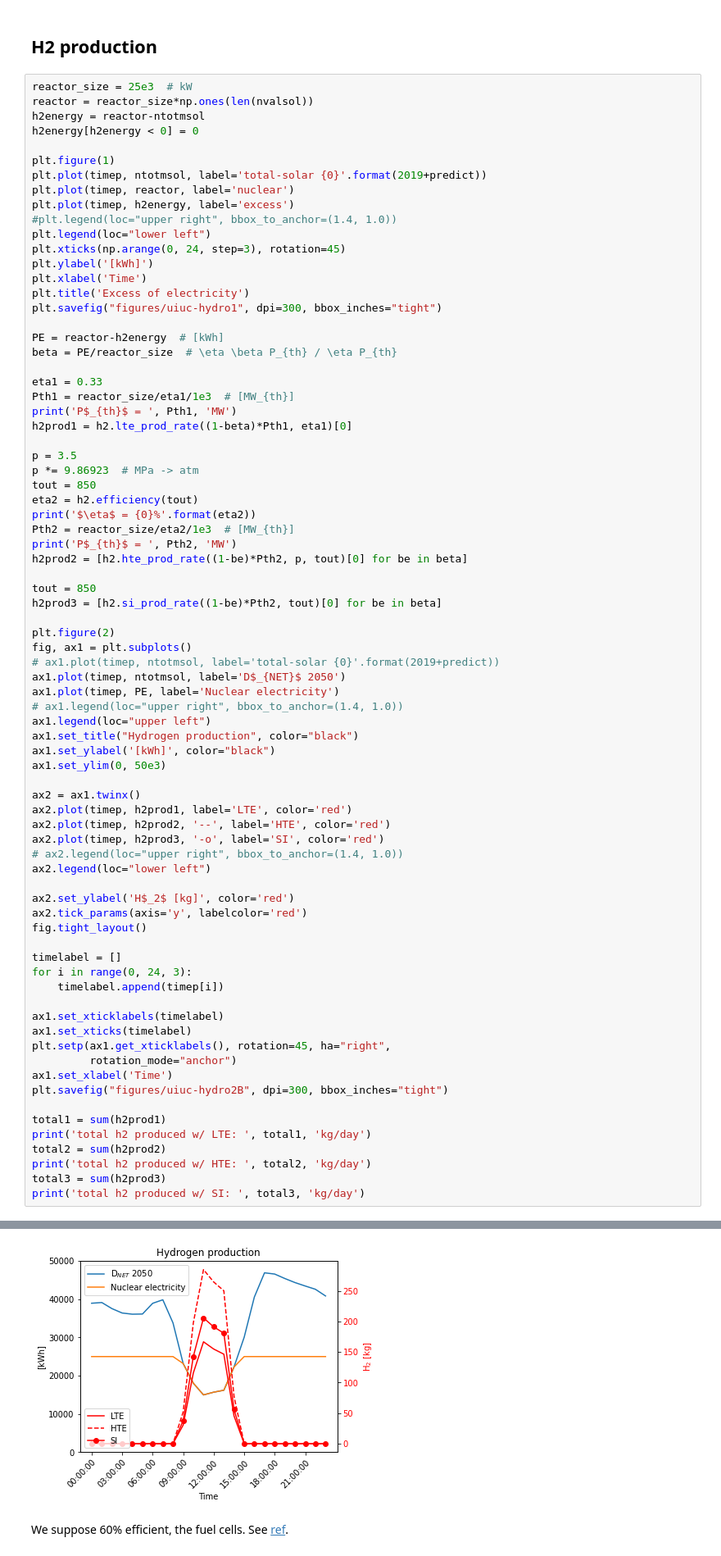
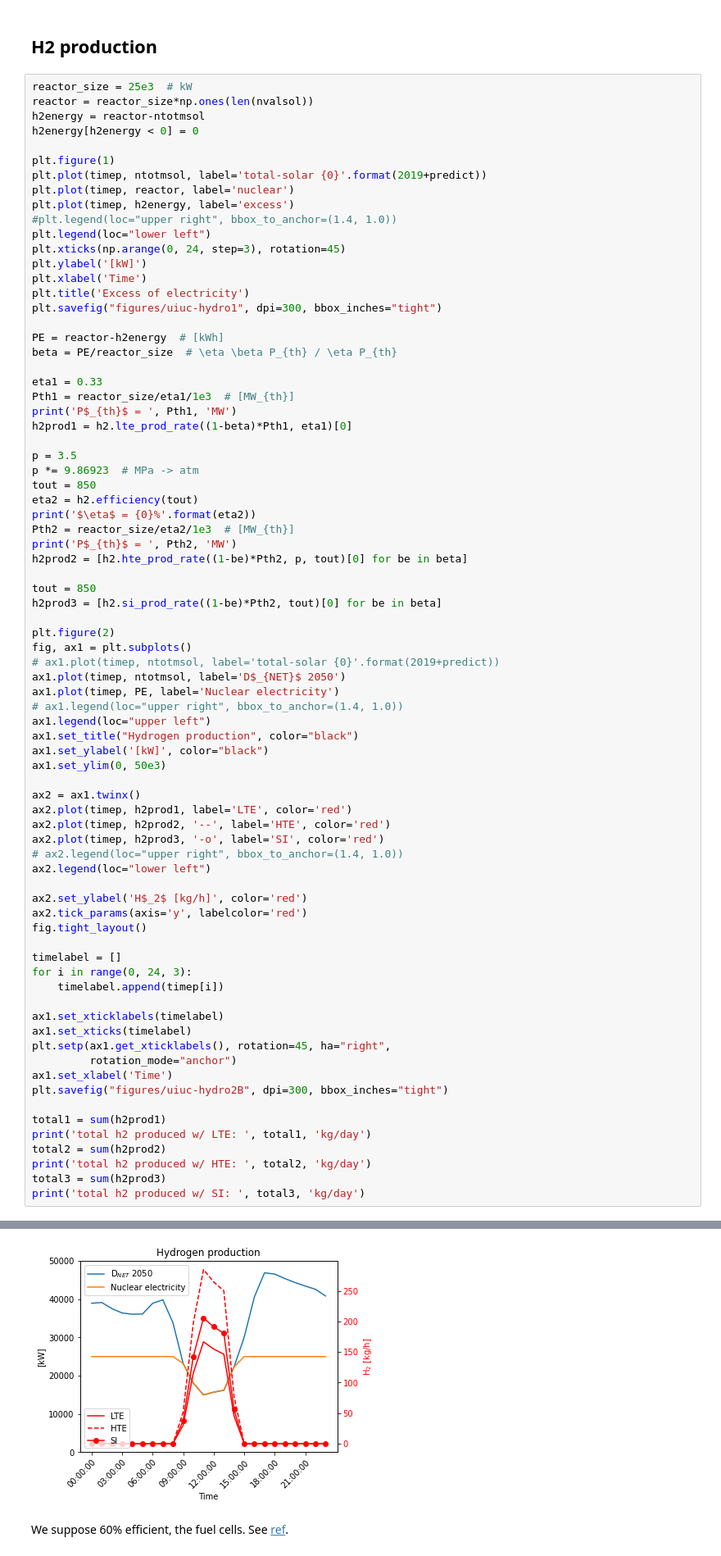
Before and after one commit to arfc/pride, a Jupyter notebook: duck-curve/duck-curve.ipynb, the cells around one changed output, grey strips where cells are left out. Shown at 82% size. Cells and saved outputs as stored; diff of their text form.

```diff
--- a/duck-curve/duck-curve.ipynb
+++ b/duck-curve/duck-curve.ipynb
@@ -239,7 +240,7 @@ plt.plot(timep, h2energy, label='excess')
 #plt.legend(loc="upper right", bbox_to_anchor=(1.4, 1.0))
 plt.legend(loc="lower left")
 plt.xticks(np.arange(0, 24, step=3), rotation=45)
-plt.ylabel('[kWh]')
+plt.ylabel('[kW]')
 plt.xlabel('Time')
 plt.title('Excess of electricity')
 plt.savefig("figures/uiuc-hydro1", dpi=300, bbox_inches="tight")
@@ -272,7 +273,7 @@ ax1.plot(timep, PE, label='Nuclear electricity')
 # ax1.legend(loc="upper right", bbox_to_anchor=(1.4, 1.0))
 ax1.legend(loc="upper left")
 ax1.set_title("Hydrogen production", color="black")
-ax1.set_ylabel('[kWh]', color="black")
+ax1.set_ylabel('[kW]', color="black")
 ax1.set_ylim(0, 50e3)
 
 ax2 = ax1.twinx()
@@ -282,37 +283,37 @@ ax2.plot(timep, h2prod3, '-o', label='SI', color='red')
 # ax2.legend(loc="upper right", bbox_to_anchor=(1.4, 1.0))
 ax2.legend(loc="lower left")
 
-ax2.set_ylabel('H$_2$ [kg]', color='red')
+ax2.set_ylabel('H$_2$ [kg/h]', color='red')
 ax2.tick_params(axis='y', labelcolor='red')
 fig.tight_layout()
 
 timelabel = []
 for i in range(0, 24, 3):
     timelabel.append(timep[i])
 
 ax1.set_xticklabels(timelabel)
 ax1.set_xticks(timelabel)
 plt.setp(ax1.get_xticklabels(), rotation=45, ha="right",
          rotation_mode="anchor")
 ax1.set_xlabel('Time')
 plt.savefig("figures/uiuc-hydro2B", dpi=300, bbox_inches="tight")
 
 total1 = sum(h2prod1)
 print('total h2 produced w/ LTE: ', total1, 'kg/day')
 total2 = sum(h2prod2)
 print('total h2 produced w/ HTE: ', total2, 'kg/day')
 total3 = sum(h2prod3)
 print('total h2 produced w/ SI: ', total3, 'kg/day')
 # %% [output]
 P$_{th}$ =  75.75757575757576 MW
 $\eta$ = 0.4983437221727516%
 P$_{th}$ =  50.16617825745122 MW
 total h2 produced w/ LTE:  660.1208045109594 kg/day
 total h2 produced w/ HTE:  1128.518878933839 kg/day
 total h2 produced w/ SI:  815.1566264750497 kg/day
 [figure]
 <Figure size 432x288 with 0 Axes>
-[figure, old version]
+[figure, new version]
 # %% [markdown]
 We suppose 60% efficient, the fuel cells. See [ref](https://www.californiahydrogen.org/wp-content/uploads/files/doe_fuelcell_factsheet.pdf).
 # %%
```
Also changed, not shown: parts of 3 cells of this notebook, 17 other files.
